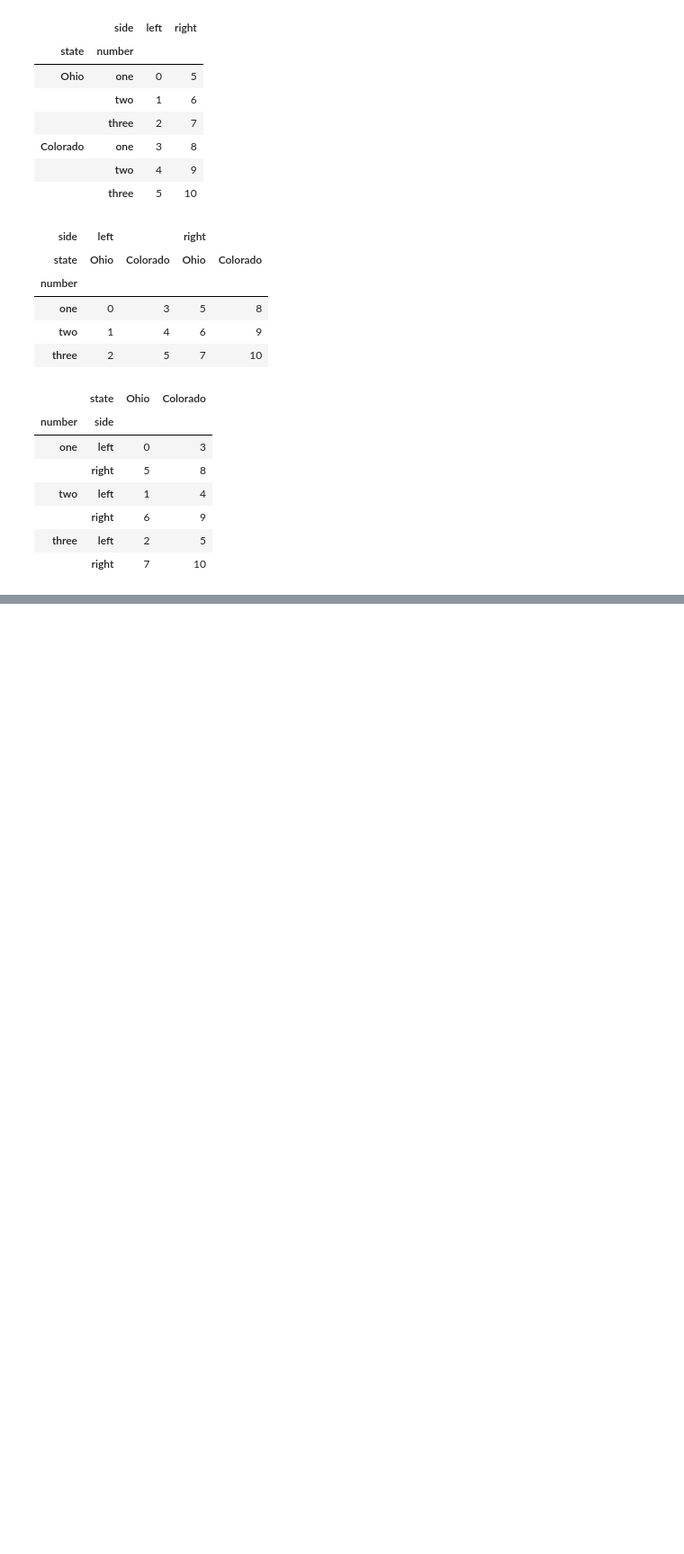
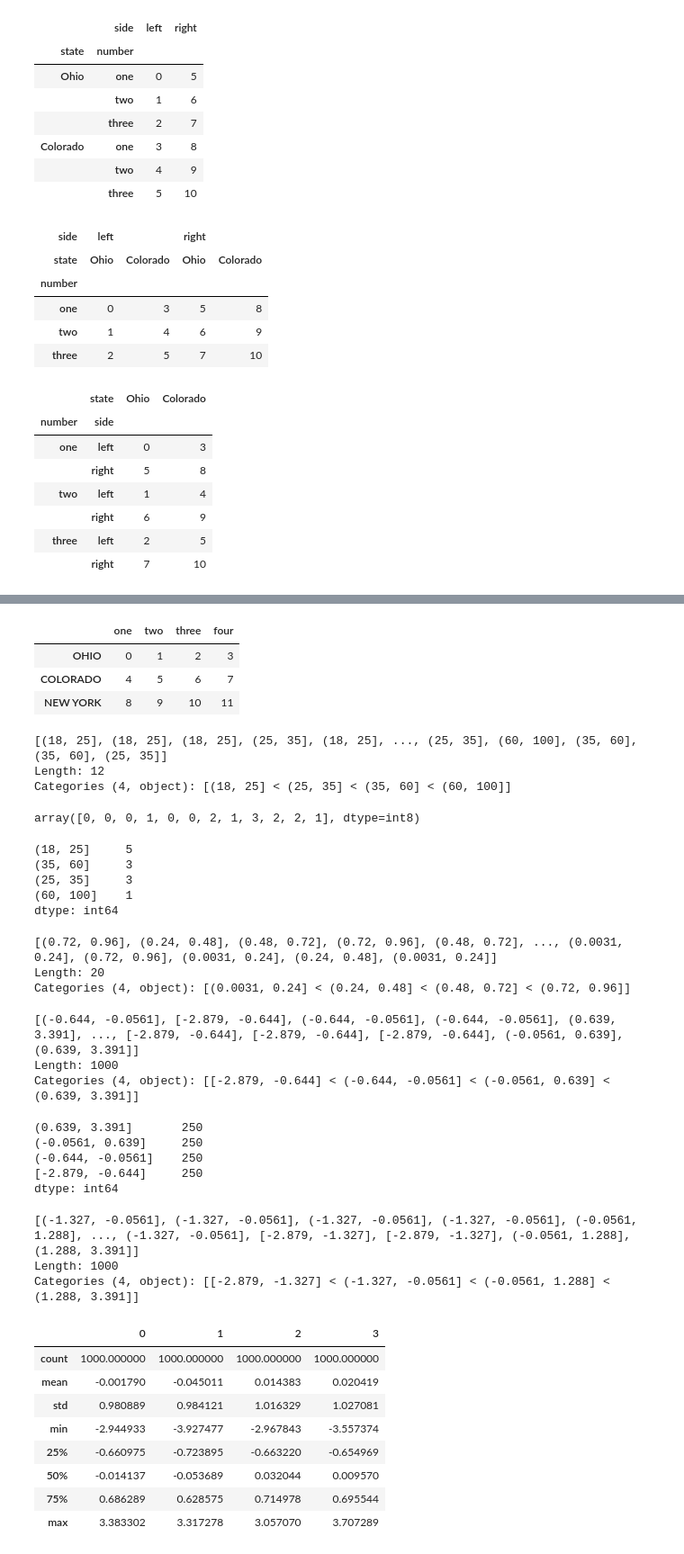
Before and after one commit to adpoe/FluentPython-Notes, a Jupyter notebook: Data_Wrangling.ipynb, the cells around one changed output, grey strips where cells are left out. Shown at 90% size. Cells and saved outputs as stored; diff of their text form; code cells hidden in the pictures; blank space fills up the shorter version.

```diff
--- a/Data_Wrangling.ipynb
+++ b/Data_Wrangling.ipynb
@@ -653,0 +771,75 @@ df.unstack('state').stack('side')
+# %%
+data.index = data.index.map(str.upper)
+data
+# %% [output]
+|  | one | two | three | four |
+| OHIO | 0 | 1 | 2 | 3 |
+| COLORADO | 4 | 5 | 6 | 7 |
+| NEW YORK | 8 | 9 | 10 | 11 |
+# %%
+# discretizing and binning
+ages = [20, 22, 25, 27, 21, 23, 37, 31, 61, 45, 41, 32]
+bins = [18, 25, 35, 60, 100]
+cats = pd.cut(ages, bins) # use the cut function for this
+cats # cats, as in categoies
+# %% [output]
+[(18, 25], (18, 25], (18, 25], (25, 35], (18, 25], ..., (25, 35], (60, 100], (35, 60], (35, 60], (25, 35]]
+Length: 12
+Categories (4, object): [(18, 25] < (25, 35] < (35, 60] < (60, 100]]
+# %%
+cats.labels
+# %% [output]
+array([0, 0, 0, 1, 0, 0, 2, 1, 3, 2, 2, 1], dtype=int8)
+# %%
+pd.value_counts(cats)
+# %% [output]
+(18, 25]     5
+(35, 60]     3
+(25, 35]     3
+(60, 100]    1
+dtype: int64
+# %%
+# can also chop data uniformly
+data = np.random.rand(20)
+pd.cut(data, 4, precision=2)
+# %% [output]
+[(0.72, 0.96], (0.24, 0.48], (0.48, 0.72], (0.72, 0.96], (0.48, 0.72], ..., (0.0031, 0.24], (0.72, 0.96], (0.0031, 0.24], (0.24, 0.48], (0.0031, 0.24]]
+Length: 20
+Categories (4, object): [(0.0031, 0.24] < (0.24, 0.48] < (0.48, 0.72] < (0.72, 0.96]]
+# %%
+# can bin based on quantiles, with qcut
+data = np.random.randn(1000) # Normally distributed
+cats = pd.qcut(data, 4) # Cut into quartiles
+cats
+# %% [output]
+[(-0.644, -0.0561], [-2.879, -0.644], (-0.644, -0.0561], (-0.644, -0.0561], (0.639, 3.391], ..., [-2.879, -0.644], [-2.879, -0.644], [-2.879, -0.644], (-0.0561, 0.639], (0.639, 3.391]]
+Length: 1000
+Categories (4, object): [[-2.879, -0.644] < (-0.644, -0.0561] < (-0.0561, 0.639] < (0.639, 3.391]]
+# %%
+pd.value_counts(cats)
+# %% [output]
+(0.639, 3.391]       250
+(-0.0561, 0.639]     250
+(-0.644, -0.0561]    250
+[-2.879, -0.644]     250
+dtype: int64
+# %%
+ pd.qcut(data, [0, 0.1, 0.5, 0.9, 1.])
+# %% [output]
+[(-1.327, -0.0561], (-1.327, -0.0561], (-1.327, -0.0561], (-1.327, -0.0561], (-0.0561, 1.288], ..., (-1.327, -0.0561], [-2.879, -1.327], [-2.879, -1.327], (-0.0561, 1.288], (1.288, 3.391]]
+Length: 1000
+Categories (4, object): [[-2.879, -1.327] < (-1.327, -0.0561] < (-0.0561, 1.288] < (1.288, 3.391]]
+# %%
+# outliers
+data = DataFrame(np.random.randn(1000, 4))
+data.describe()
+# %% [output]
+|  | 0 | 1 | 2 | 3 |
+| count | 1000.000000 | 1000.000000 | 1000.000000 | 1000.000000 |
+| mean | -0.001790 | -0.045011 | 0.014383 | 0.020419 |
+| std | 0.980889 | 0.984121 | 1.016329 | 1.027081 |
+| min | -2.944933 | -3.927477 | -2.967843 | -3.557374 |
+| 25% | -0.660975 | -0.723895 | -0.663220 | -0.654969 |
+| 50% | -0.014137 | -0.053689 | 0.032044 | 0.009570 |
+| 75% | 0.686289 | 0.628575 | 0.714978 | 0.695544 |
+| max | 3.383302 | 3.317278 | 3.057070 | 3.707289 |
```
Also changed, not shown: parts of 13 cells of this notebook.
